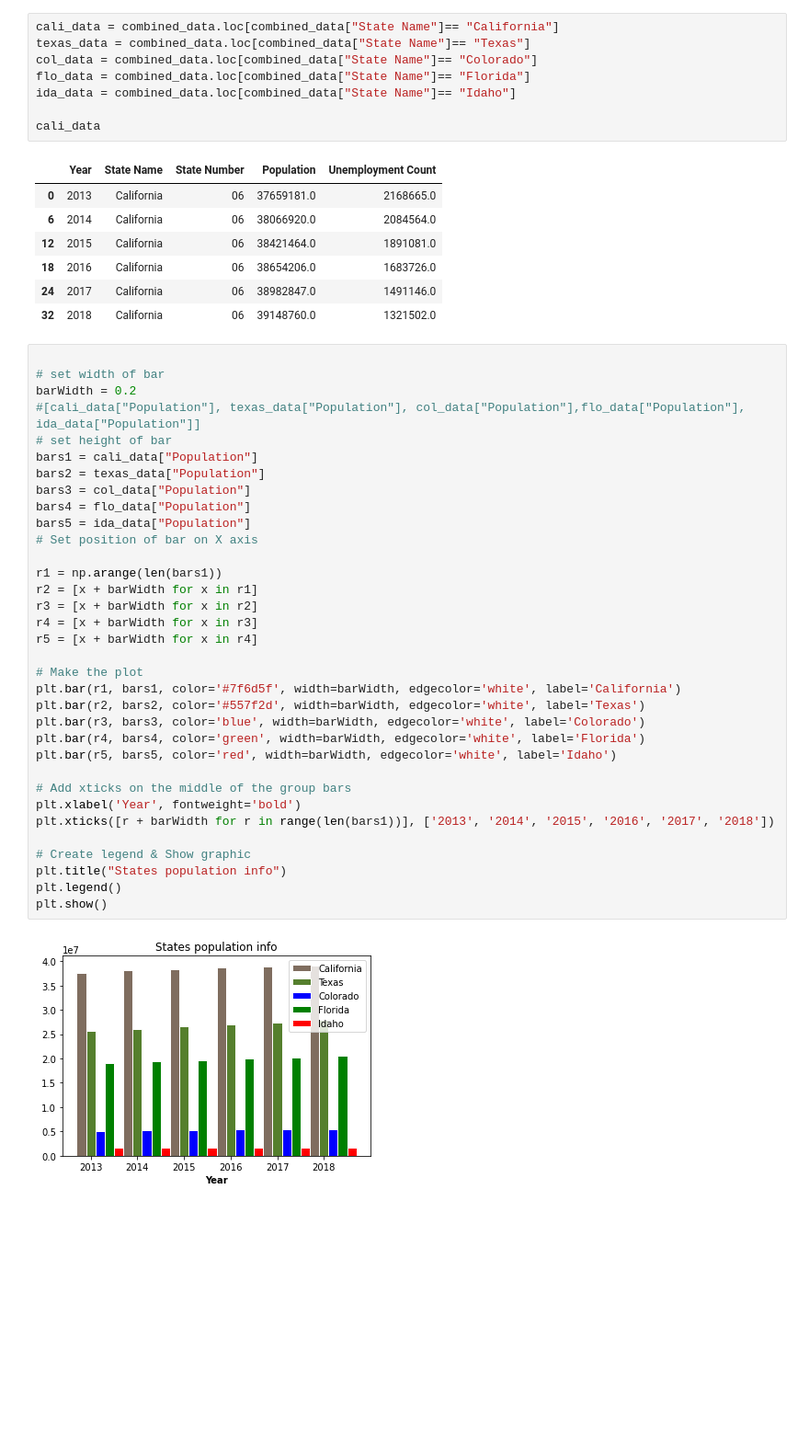
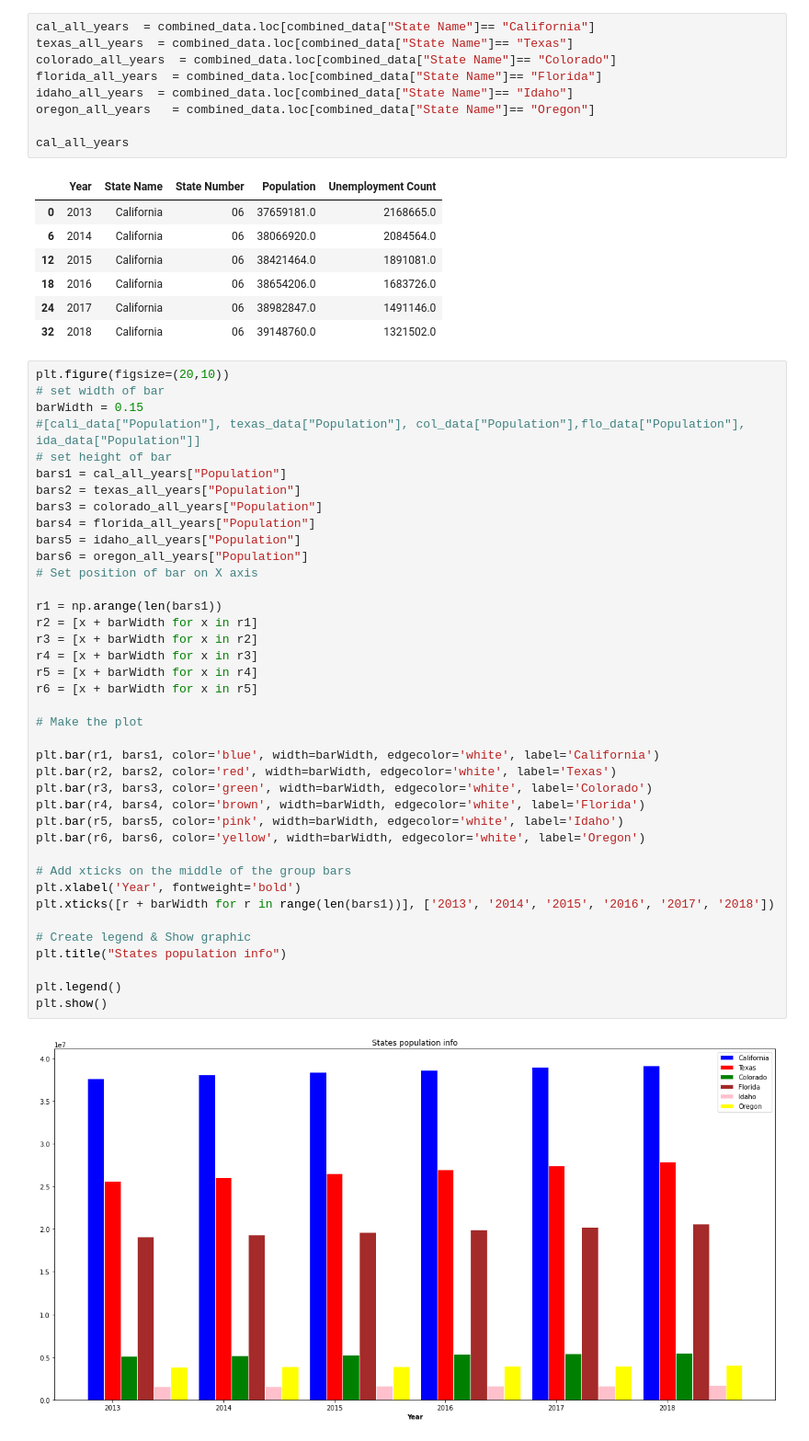
Before and after one commit to J3N1/UCI-Project-1-Team7, a Jupyter notebook: all state info.ipynb, the cells around one changed output. Shown at 92% size. Saved outputs shown, nothing was run; the diff lists cells and outputs as text; blank space fills up the shorter version.

```diff
--- a/all state info.ipynb
+++ b/all state info.ipynb
@@ -76,13 +76,14 @@ combined_data
 | 34 | 2018 | Florida | 12 | 20598139.0 | 622978.0 |
 | 35 | 2018 | Idaho | 16 | 1687809.0 | 37672.0 |
 # %%
-cali_data = combined_data.loc[combined_data["State Name"]== "California"]
-texas_data = combined_data.loc[combined_data["State Name"]== "Texas"]
-col_data = combined_data.loc[combined_data["State Name"]== "Colorado"]
-flo_data = combined_data.loc[combined_data["State Name"]== "Florida"]
-ida_data = combined_data.loc[combined_data["State Name"]== "Idaho"]
+cal_all_years  = combined_data.loc[combined_data["State Name"]== "California"]
+texas_all_years  = combined_data.loc[combined_data["State Name"]== "Texas"]
+colorado_all_years  = combined_data.loc[combined_data["State Name"]== "Colorado"]
+florida_all_years  = combined_data.loc[combined_data["State Name"]== "Florida"]
+idaho_all_years  = combined_data.loc[combined_data["State Name"]== "Idaho"]
+oregon_all_years   = combined_data.loc[combined_data["State Name"]== "Oregon"]
 
-cali_data
+cal_all_years
 # %% [output]
 |  | Year | State Name | State Number | Population | Unemployment Count |
 | 0 | 2013 | California | 06 | 37659181.0 | 2168665.0 |
@@ -92,39 +93,44 @@ cali_data
 | 24 | 2017 | California | 06 | 38982847.0 | 1491146.0 |
 | 32 | 2018 | California | 06 | 39148760.0 | 1321502.0 |
 # %%
-
+plt.figure(figsize=(20,10))
 # set width of bar
-barWidth = 0.2
+barWidth = 0.15
 #[cali_data["Population"], texas_data["Population"], col_data["Population"],flo_data["Population"], ida_data["Population"]]
 # set height of bar
-bars1 = cali_data["Population"]
-bars2 = texas_data["Population"]
-bars3 = col_data["Population"]
-bars4 = flo_data["Population"]
-bars5 = ida_data["Population"]
+bars1 = cal_all_years["Population"]
+bars2 = texas_all_years["Population"]
+bars3 = colorado_all_years["Population"]
+bars4 = florida_all_years["Population"]
+bars5 = idaho_all_years["Population"]
+bars6 = oregon_all_years["Population"]
 # Set position of bar on X axis
 
 r1 = np.arange(len(bars1))
 r2 = [x + barWidth for x in r1]
 r3 = [x + barWidth for x in r2]
 r4 = [x + barWidth for x in r3]
 r5 = [x + barWidth for x in r4]
+r6 = [x + barWidth for x in r5]
 
 # Make the plot
-plt.bar(r1, bars1, color='#7f6d5f', width=barWidth, edgecolor='white', label='California')
-plt.bar(r2, bars2, color='#557f2d', width=barWidth, edgecolor='white', label='Texas')
-plt.bar(r3, bars3, color='blue', width=barWidth, edgecolor='white', label='Colorado')
-plt.bar(r4, bars4, color='green', width=barWidth, edgecolor='white', label='Florida')
-plt.bar(r5, bars5, color='red', width=barWidth, edgecolor='white', label='Idaho')
+
+plt.bar(r1, bars1, color='blue', width=barWidth, edgecolor='white', label='California')
+plt.bar(r2, bars2, color='red', width=barWidth, edgecolor='white', label='Texas')
+plt.bar(r3, bars3, color='green', width=barWidth, edgecolor='white', label='Colorado')
+plt.bar(r4, bars4, color='brown', width=barWidth, edgecolor='white', label='Florida')
+plt.bar(r5, bars5, color='pink', width=barWidth, edgecolor='white', label='Idaho')
+plt.bar(r6, bars6, color='yellow', width=barWidth, edgecolor='white', label='Oregon')
 
 # Add xticks on the middle of the group bars
 plt.xlabel('Year', fontweight='bold')
 plt.xticks([r + barWidth for r in range(len(bars1))], ['2013', '2014', '2015', '2016', '2017', '2018'])
 
 # Create legend & Show graphic
 plt.title("States population info")
+
 plt.legend()
 plt.show()
 # %% [output]
-[figure, old version]
+[figure, new version]
 # %%
```
Also changed, not shown: parts of 12 cells of this notebook, 13 other files.
